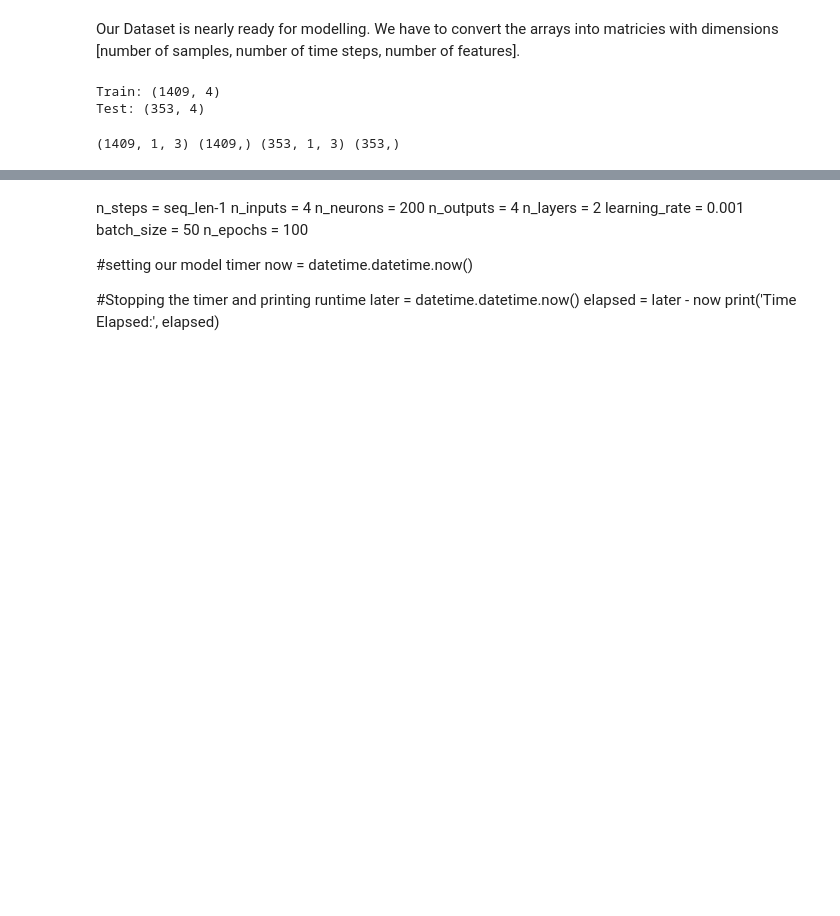
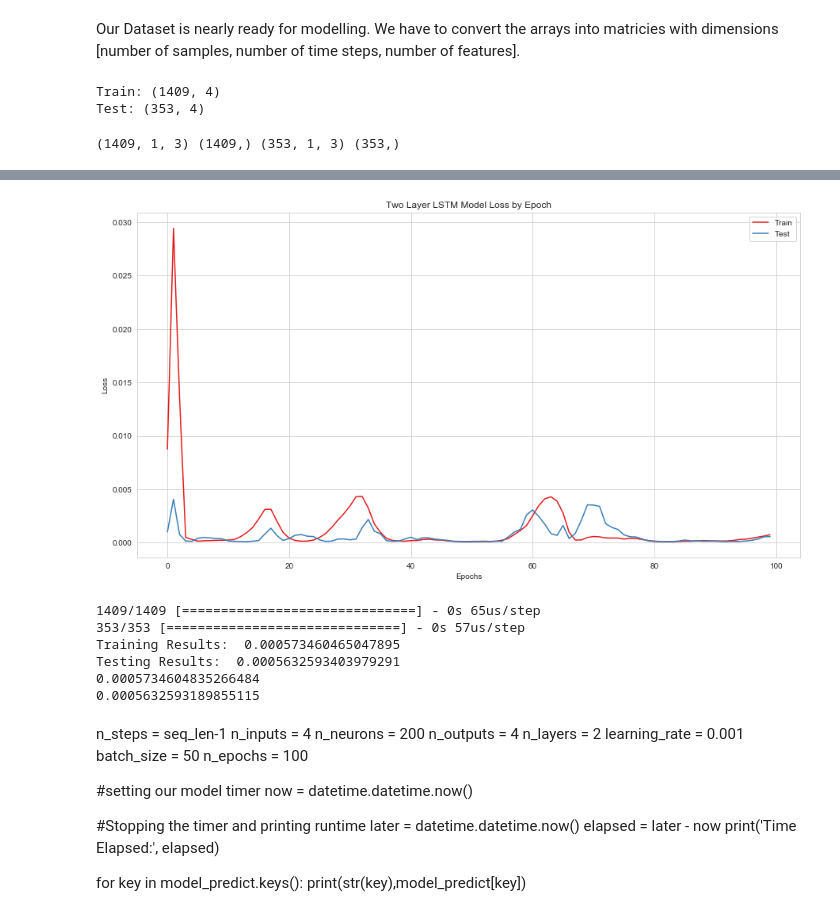
Before and after one commit to MissAle17/dsc-4-final-project-online-ds-sp-000, a Jupyter notebook: student.ipynb, the cells around one changed output, grey strips where cells are left out. Drawn from its saved outputs; the diff is of its cells as text; code cells hidden in the pictures; blank space fills up the shorter version.

```diff
--- a/student.ipynb
+++ b/student.ipynb
@@ -542,0 +543,3 @@ Test_model_predict['Basic RNN'] = {'Test': RNN_MSE_test}
+# %%
+model_predict= {}
+model_predict['Single Layer LSTM'] = {'Test MSE': LSTM1_MSE_test, 'Train MSE':LSTM1_MSE_train}
@@ -542,0 +548,11 @@ Test_model_predict['Basic RNN'] = {'Test': RNN_MSE_test}
+# %%
+# Building and compiling the Basic LSTM
+model2 = Sequential()
+model2.add(LSTM(200, input_shape=(1,3),return_sequences=True))
+model2.add(LSTM(200, input_shape=(1,3), dropout=0.1, recurrent_dropout=0.1))
+model2.add(Dense(1))
+model2.compile(loss='mse', optimizer='adam')
+
+# fit network
+history2 = model2.fit(train_X, train_y, epochs=100, batch_size=50,
+                    validation_data=(test_X, test_y), verbose=2, shuffle=False)
@@ -543,3 +577,42 @@ Test_model_predict['Basic RNN'] = {'Test': RNN_MSE_test}
+# %%
+# plotting the history
+plt.figure(figsize=(15, 8));
+plt.plot(history2.history['loss'], label='Train')
+plt.plot(history2.history['val_loss'], label='Test')
+plt.xlabel("Epochs")
+plt.ylabel("Loss")
+plt.title("Two Layer LSTM Model Loss by Epoch")
+plt.legend()
+plt.show()
+
+#showing our results
+results_train2 = model2.evaluate(train_X, train_y)
+results_test2 = model2.evaluate(test_X, test_y)
+print("Training Results: ",results_train2)
+print("Testing Results: ",results_test2)
+
+#making our prediction
+pred_train2 = model2.predict(train_X).reshape(-1)
+pred_test2 = model2.predict(test_X).reshape(-1)
+
+#Calculating our performance metric in this case MSE
+LSTM2_MSE_train = np.mean((pred_train2-train_y)**2)
+LSTM2_MSE_test = np.mean((pred_test2-test_y)**2)
+
+#Showing our results for our calulations
+print(LSTM2_MSE_train)
+print(LSTM2_MSE_test)
+
+#adding the next model to the dictionary
+model_predict['Multi-Layer LSTM'] = {'Test MSE': LSTM2_MSE_test, 'Train MSE':LSTM2_MSE_train}
+# %% [output]
+[figure, added]
+1409/1409 [==============================] - 0s 65us/step
+353/353 [==============================] - 0s 57us/step
+Training Results:  0.000573460465047895
+Testing Results:  0.0005632593403979291
+0.0005734604835266484
+0.0005632593189855115
 # %% [markdown]
 n_steps = seq_len-1
 n_inputs = 4
@@ -558,3 +631,8 @@ now = datetime.datetime.now()
 later = datetime.datetime.now()
 elapsed = later - now
 print('Time Elapsed:', elapsed)
+
+
+
+for key in model_predict.keys():
+    print(str(key),model_predict[key])
```
Also changed, not shown: parts of 19 cells of this notebook.
